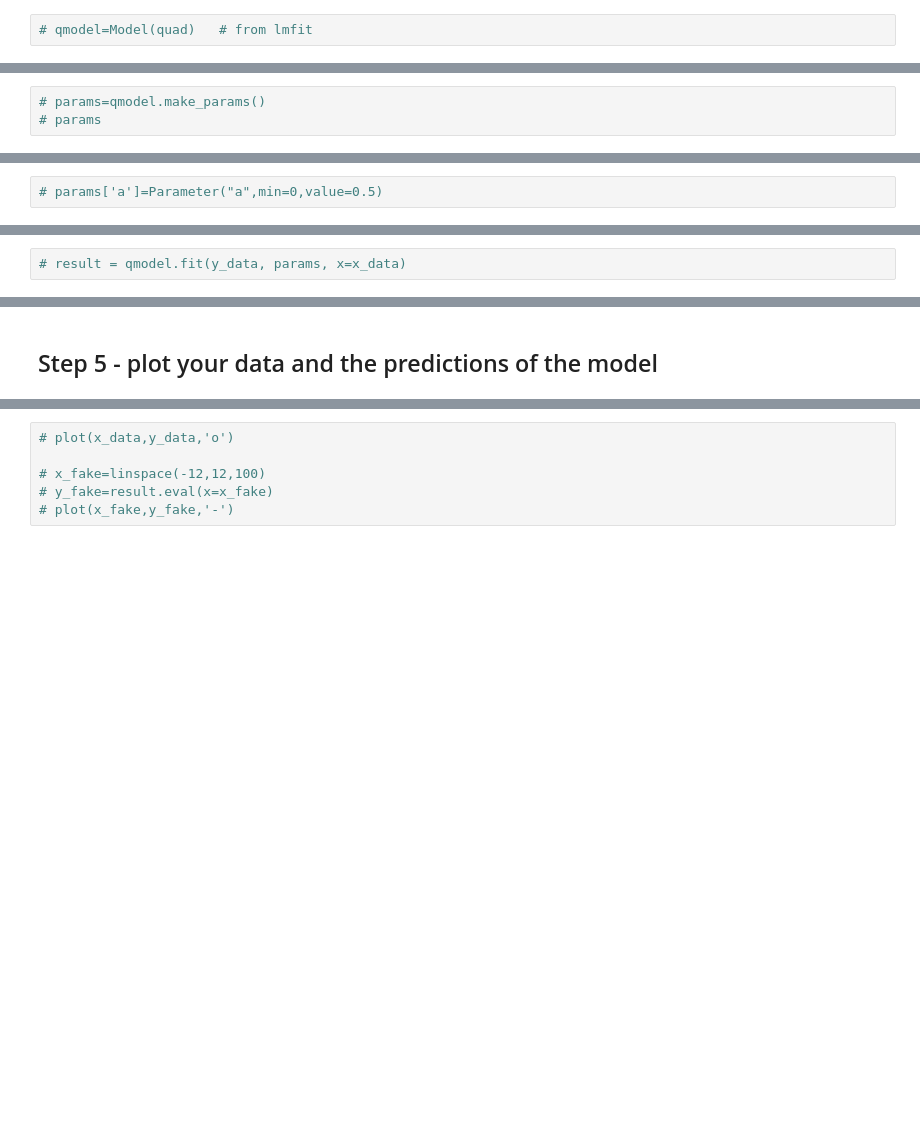
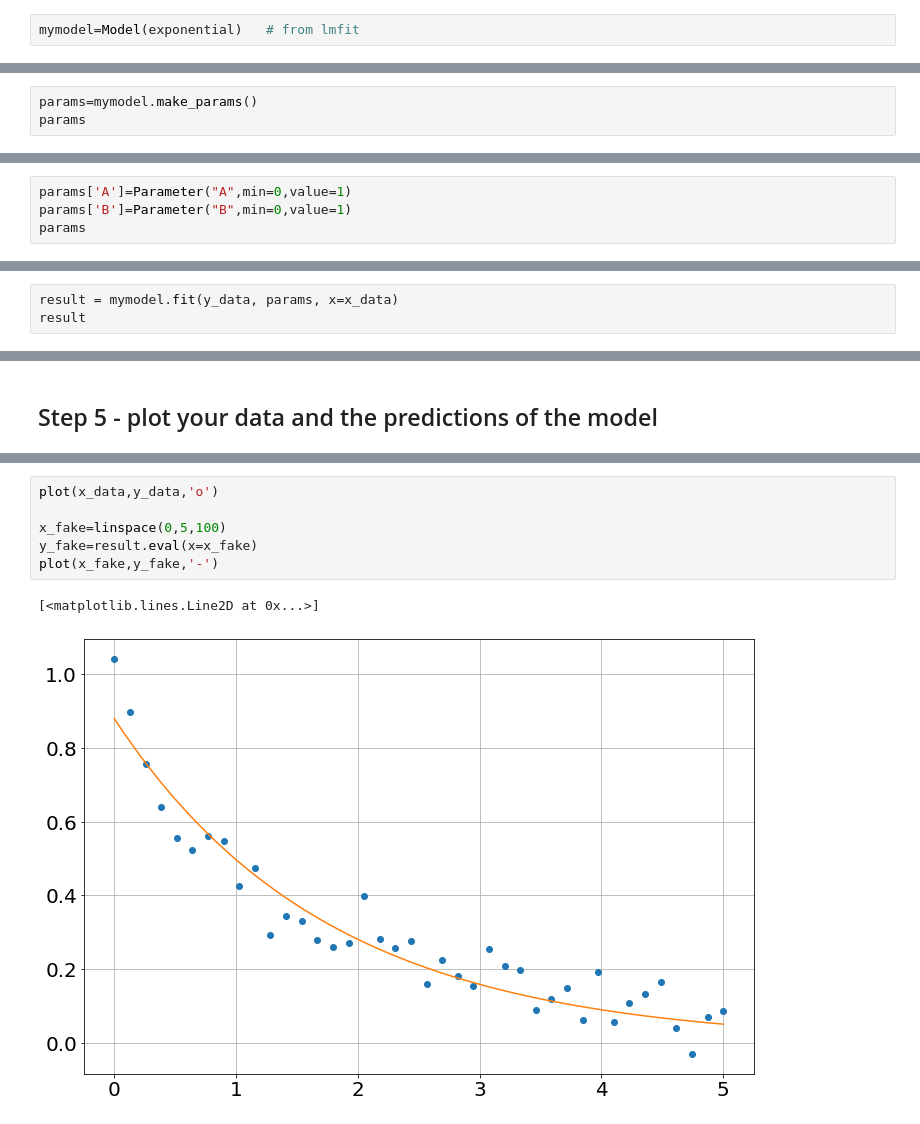
Before and after one commit to bblais/Computer-Programming-for-the-Sciences-Spring-2022, a Jupyter notebook: Sprint #3 - Parameter Fitting and Scientific Questions/2022-03-29 - fitting double exponential functions.ipynb, the cells around one changed output, grey strips where cells are left out. Saved outputs shown, nothing was run; the diff lists cells and outputs as text; blank space fills up the shorter version.

```diff
--- a/Sprint #3 - Parameter Fitting and Scientific Questions/2022-03-29 - fitting double exponential functions.ipynb
+++ b/Sprint #3 - Parameter Fitting and Scientific Questions/2022-03-29 - fitting double exponential functions.ipynb
@@ -39,5 +42,5 @@ plot(x_data,y_data,'o')
 # %% [markdown]
 ## Step 2 - define the model and construct the parameter list
 # %%
-# qmodel=Model(quad)   # from lmfit
+mymodel=Model(exponential)   # from lmfit
 # %%
@@ -45,3 +50,3 @@ plot(x_data,y_data,'o')
 # %%
-# params=qmodel.make_params()
-# params
+params=mymodel.make_params()
+params
@@ -48,4 +57,6 @@ plot(x_data,y_data,'o')
 # %% [markdown]
 ## Step 3 - modify the parameter list (min, max, etc...) as needed
 # %%
-# params['a']=Parameter("a",min=0,value=0.5)
+params['A']=Parameter("A",min=0,value=1)
+params['B']=Parameter("B",min=0,value=1)
+params
@@ -52,4 +67,5 @@ plot(x_data,y_data,'o')
 # %% [markdown]
 ## Step 4 - do the fit, look at the parameter values (do they make sense?), etc...
 # %%
-# result = qmodel.fit(y_data, params, x=x_data)
+result = mymodel.fit(y_data, params, x=x_data)
+result
@@ -60,6 +106,9 @@ plot(x_data,y_data,'o')
 # %%
-# plot(x_data,y_data,'o')
+plot(x_data,y_data,'o')
 
-# x_fake=linspace(-12,12,100)
-# y_fake=result.eval(x=x_fake)
-# plot(x_fake,y_fake,'-')
+x_fake=linspace(0,5,100)
+y_fake=result.eval(x=x_fake)
+plot(x_fake,y_fake,'-')
+# %% [output]
+[<matplotlib.lines.Line2D at 0x...>]
+[figure, added]
```
Also changed, not shown: parts of 17 cells of this notebook, 1 other file.
